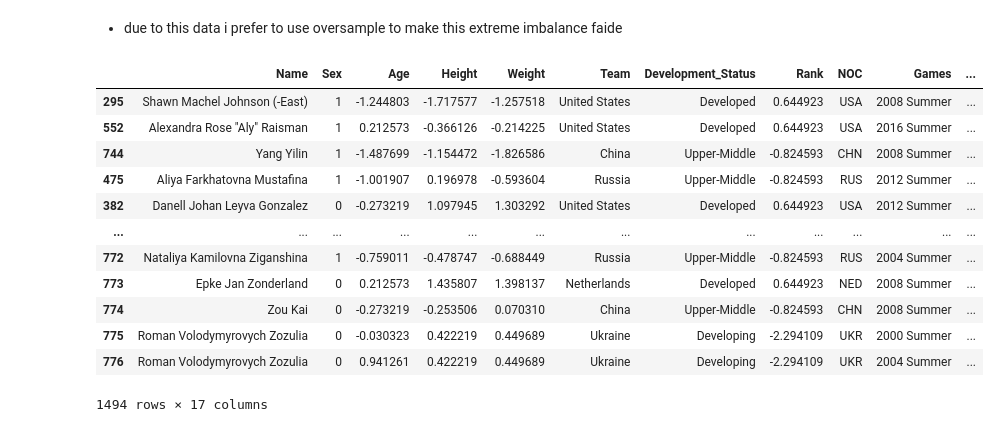
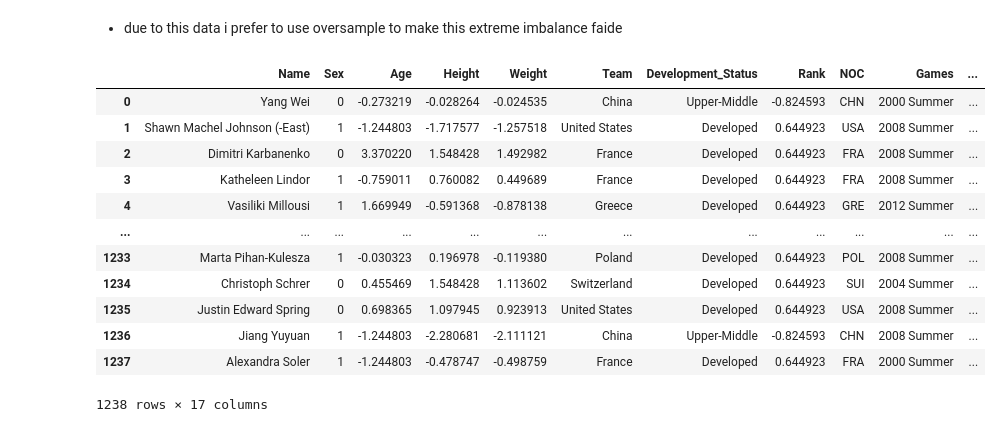
Before and after one commit to amiramiriani/ML_TEST, a Jupyter notebook: code/Untitled.ipynb, the cells around one changed output. Drawn from its saved outputs; the diff is of its cells as text; code cells hidden in the pictures.

```diff
--- a/code/Untitled.ipynb
+++ b/code/Untitled.ipynb
@@ -223,27 +241,36 @@ dtype: int64
+# %%
+msk = np.random.rand(len(Gymnastics_df_5000_sample)) < 0.8
+train = Gymnastics_df_5000_sample[msk]
+test = Gymnastics_df_5000_sample[~msk]
 # %% [markdown]
 - data is extreme imbalance due to every year only gets 3 medals and there is only 2 sex (5*3)*2 = 30
 - and there is 777 - 747 = 30 so we should oversample or undersample them
 # %% [markdown]
 - due to this data i prefer to use oversample to make this extreme imbalance faide
 # %%
-medal = Gymnastics_df_5000_sample[Gymnastics_df_5000_sample["Medal"].notna()]
-no_medal = Gymnastics_df_5000_sample[Gymnastics_df_5000_sample["Medal"].isna()]
-
+medal = train[train["Medal"].notna()]
+no_medal = train[train["Medal"].isna()]
 medal_oversampled = medal.sample(len(no_medal), replace=True, random_state=42)
 df_balanced = pd.concat([medal_oversampled, no_medal])
+# for shuffle
+df_balanced = (
+    pd.concat([medal_oversampled, no_medal])
+    .sample(frac=1, random_state=42)
+    .reset_index(drop=True)
+)
 df_balanced.to_csv('../data/Generated_data.csv')
 df_balanced
 # %% [output]
 |  | Name | Sex | Age | Height | Weight | Team | Development_Status | Rank | NOC | Games | ... |
-| 295 | Shawn Machel Johnson (-East) | 1 | -1.244803 | -1.717577 | -1.257518 | United States | Developed | 0.644923 | USA | 2008 Summer | ... |
-| 552 | Alexandra Rose "Aly" Raisman | 1 | 0.212573 | -0.366126 | -0.214225 | United States | Developed | 0.644923 | USA | 2016 Summer | ... |
-| 744 | Yang Yilin | 1 | -1.487699 | -1.154472 | -1.826586 | China | Upper-Middle | -0.824593 | CHN | 2008 Summer | ... |
-| 475 | Aliya Farkhatovna Mustafina | 1 | -1.001907 | 0.196978 | -0.593604 | Russia | Upper-Middle | -0.824593 | RUS | 2012 Summer | ... |
-| 382 | Danell Johan Leyva Gonzalez | 0 | -0.273219 | 1.097945 | 1.303292 | United States | Developed | 0.644923 | USA | 2012 Summer | ... |
+| 0 | Yang Wei | 0 | -0.273219 | -0.028264 | -0.024535 | China | Upper-Middle | -0.824593 | CHN | 2000 Summer | ... |
+| 1 | Shawn Machel Johnson (-East) | 1 | -1.244803 | -1.717577 | -1.257518 | United States | Developed | 0.644923 | USA | 2008 Summer | ... |
+| 2 | Dimitri Karbanenko | 0 | 3.370220 | 1.548428 | 1.492982 | France | Developed | 0.644923 | FRA | 2008 Summer | ... |
+| 3 | Katheleen Lindor | 1 | -0.759011 | 0.760082 | 0.449689 | France | Developed | 0.644923 | FRA | 2008 Summer | ... |
+| 4 | Vasiliki Millousi | 1 | 1.669949 | -0.591368 | -0.878138 | Greece | Developed | 0.644923 | GRE | 2012 Summer | ... |
 | ... | ... | ... | ... | ... | ... | ... | ... | ... | ... | ... | ... |
-| 772 | Nataliya Kamilovna Ziganshina | 1 | -0.759011 | -0.478747 | -0.688449 | Russia | Upper-Middle | -0.824593 | RUS | 2004 Summer | ... |
-| 773 | Epke Jan Zonderland | 0 | 0.212573 | 1.435807 | 1.398137 | Netherlands | Developed | 0.644923 | NED | 2008 Summer | ... |
-| 774 | Zou Kai | 0 | -0.273219 | -0.253506 | 0.070310 | China | Upper-Middle | -0.824593 | CHN | 2008 Summer | ... |
-| 775 | Roman Volodymyrovych Zozulia | 0 | -0.030323 | 0.422219 | 0.449689 | Ukraine | Developing | -2.294109 | UKR | 2000 Summer | ... |
-| 776 | Roman Volodymyrovych Zozulia | 0 | 0.941261 | 0.422219 | 0.449689 | Ukraine | Developing | -2.294109 | UKR | 2004 Summer | ... |
+| 1233 | Marta Pihan-Kulesza | 1 | -0.030323 | 0.196978 | -0.119380 | Poland | Developed | 0.644923 | POL | 2008 Summer | ... |
+| 1234 | Christoph Schrer | 0 | 0.455469 | 1.548428 | 1.113602 | Switzerland | Developed | 0.644923 | SUI | 2004 Summer | ... |
+| 1235 | Justin Edward Spring | 0 | 0.698365 | 1.097945 | 0.923913 | United States | Developed | 0.644923 | USA | 2008 Summer | ... |
+| 1236 | Jiang Yuyuan | 1 | -1.244803 | -2.280681 | -2.111121 | China | Upper-Middle | -0.824593 | CHN | 2008 Summer | ... |
+| 1237 | Alexandra Soler | 1 | -1.244803 | -0.478747 | -0.498759 | France | Developed | 0.644923 | FRA | 2000 Summer | ... |
-1494 rows × 17 columns
+1238 rows × 17 columns
```
Also changed, not shown: parts of 20 cells of this notebook, 1 other file.
